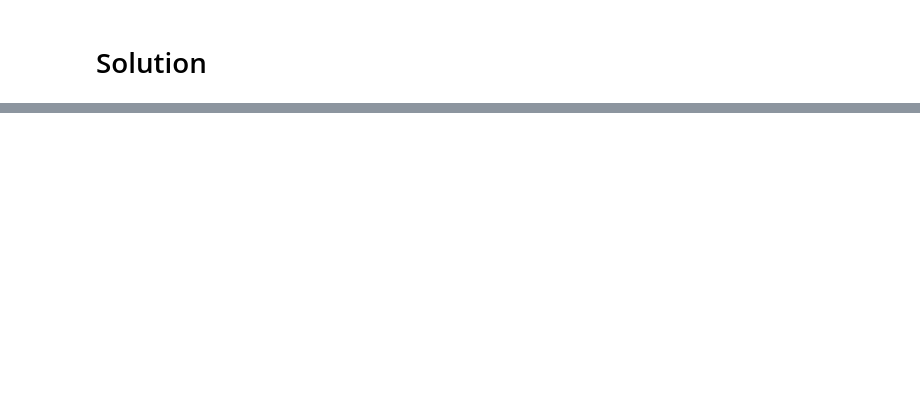
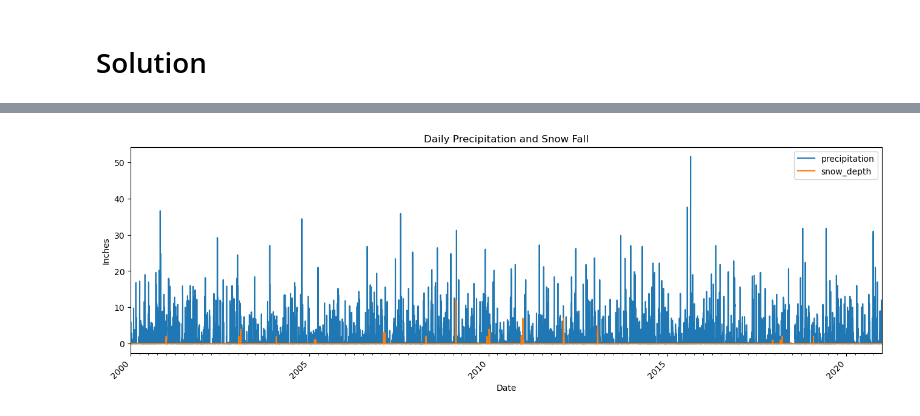
Before and after one commit to LoveidaLucero/Time-Series-Analysis, a Jupyter notebook: Visualizing Time Series.ipynb, the cells around one changed output, grey strips where cells are left out. Cells and saved outputs as stored; diff of their text form; code cells hidden in the pictures; blank space fills up the shorter version.

```diff
--- a/Visualizing Time Series.ipynb
+++ b/Visualizing Time Series.ipynb
@@ -68,0 +330,4 @@ Note: you may want to make a temporary DataFrame that you will use to answer thi
+# %%
+# define colums and years to plot
+plot_df  = df_filtered.loc["2000":,['precipitation','snow_depth']]
+plot_df
@@ -68,0 +349,25 @@ Note: you may want to make a temporary DataFrame that you will use to answer thi
+# %%
+ax = plot_df.plot(figsize=(16,5))
+ax.set( title='Daily Precipitation and Snow Fall',
+      ylabel='Inches',
+      xlabel='Date')
+
+# customize major ticks
+major_loc =  mdates.YearLocator(5)
+major_fmt = mdates.DateFormatter("%Y")
+
+ax.xaxis.set_major_locator(major_loc)
+ax.xaxis.set_major_formatter(major_fmt)
+
+
+# customize minor ticks
+minor_loc =  mdates.MonthLocator(interval=3)
+
+ax.xaxis.set_minor_locator(minor_loc)
+
+
+## Final xdate tweaks
+fig = ax.get_figure()
+fig.autofmt_xdate(which='major', rotation=45)
+# %% [output]
+[figure, added]
```
Also changed, not shown: parts of 24 cells of this notebook.
